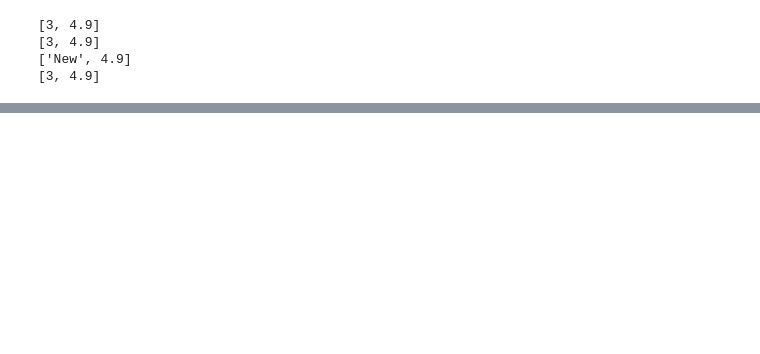
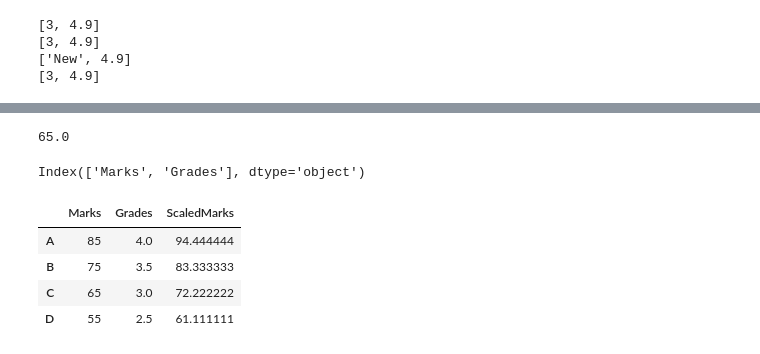
Before and after one commit to josem279/python_practice, a Jupyter notebook: Mastering_Python_Tutorial/MasteringPython_Part2.ipynb, the cells around one changed output, grey strips where cells are left out. Cells and saved outputs as stored; diff of their text form; code cells hidden in the pictures; blank space fills up the shorter version.

Commit message:
Completed more work with Numpy and Pandas

```diff
--- a/Mastering_Python_Tutorial/MasteringPython_Part2.ipynb
+++ b/Mastering_Python_Tutorial/MasteringPython_Part2.ipynb
@@ -165,0 +502,4 @@ print(l[0:2])
+# %%
+# Converting a dictionary into a Pandas series
+grades_dict = {"A": 4, "B": 3.5, "C":3, "D":2.5}
+grades = pd.Series(grades_dict)
@@ -165,0 +518,4 @@ print(l[0:2])
+# %%
+# Creating a new pd series from a dictionary
+marks_dict = {"A": 85, "B": 75, "C": 65, "D": 55}
+marks = pd.Series(marks_dict)
@@ -165,0 +544,4 @@ print(l[0:2])
+# %%
+# Creating a DF with our marks and grades Series - more than one dimension
+new_df = pd.DataFrame({"Marks": marks, "Grades": grades})
+new_df
@@ -165,0 +554,20 @@ print(l[0:2])
+# %%
+# Accessing values inside of a DF
+new_df.values[2, 0]
+# %% [output]
+65.0
+# %%
+# Returning the column index
+new_df.columns
+# %% [output]
+Index(['Marks', 'Grades'], dtype='object')
+# %%
+# Adding a new column to our DF - works like a dict
+new_df["ScaledMarks"] = (new_df["Marks"]/90) * 100
+new_df
+# %% [output]
+|  | Marks | Grades | ScaledMarks |
+| A | 85 | 4.0 | 94.444444 |
+| B | 75 | 3.5 | 83.333333 |
+| C | 65 | 3.0 | 72.222222 |
+| D | 55 | 2.5 | 61.111111 |
```
Also changed, not shown: parts of 80 cells of this notebook.
